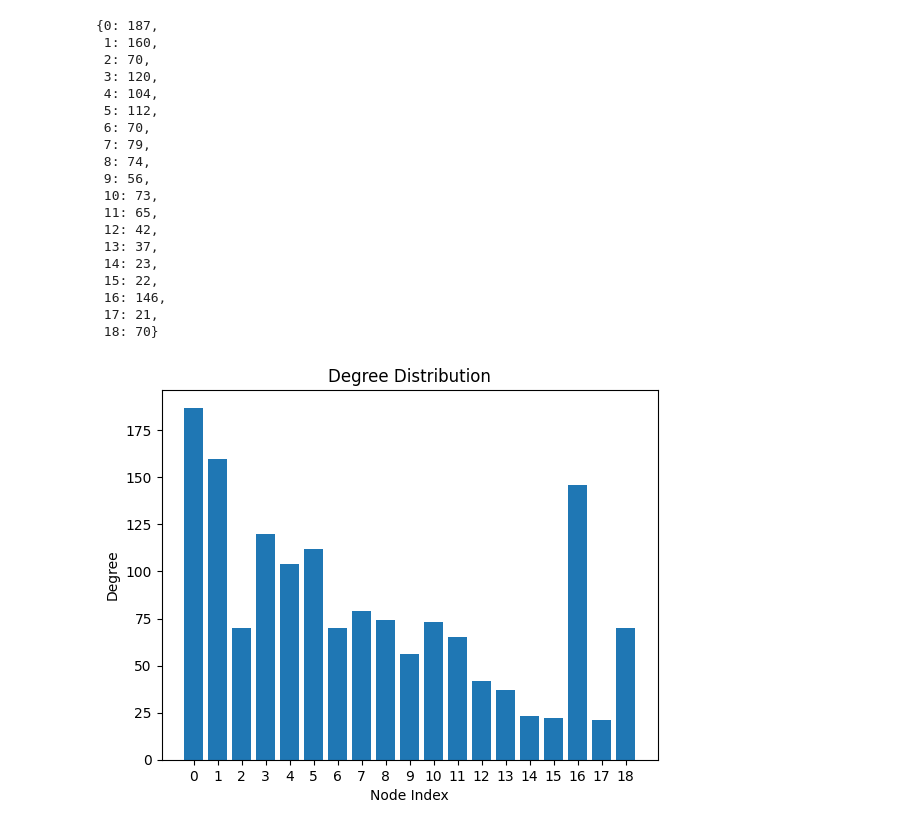
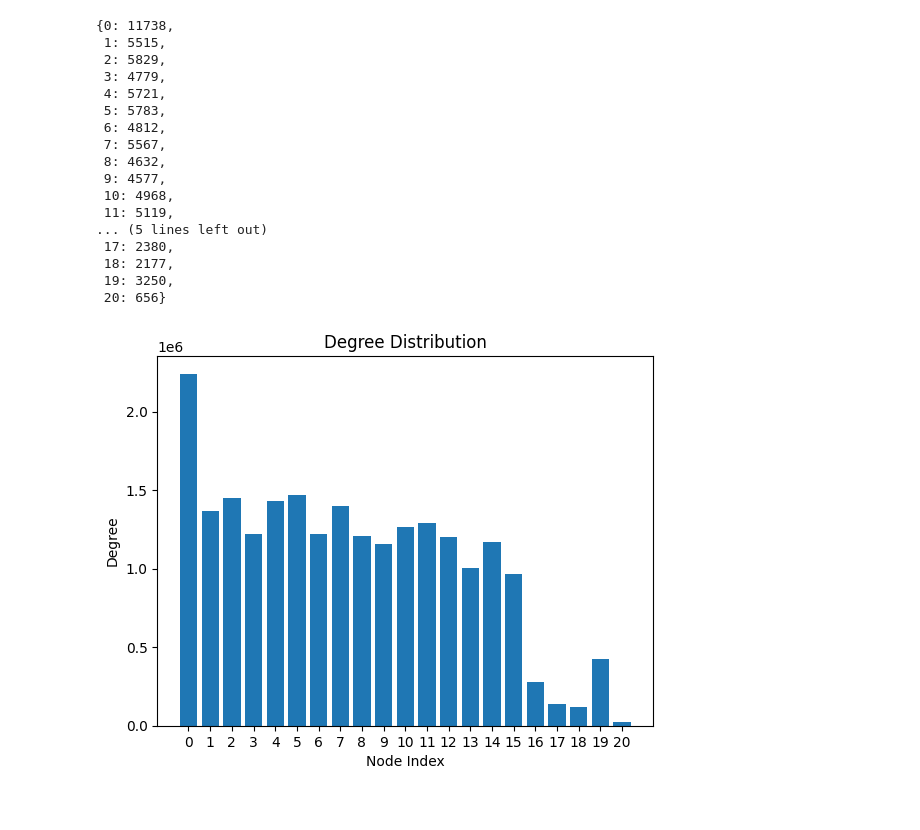
Before and after one commit to unccx/schedulability-prediction, a Jupyter notebook: hypergraph_visualization.ipynb, the cells around one changed output. Cells and saved outputs as stored; diff of their text form; code cells hidden in the pictures.

```diff
--- a/hypergraph_visualization.ipynb
+++ b/hypergraph_visualization.ipynb
@@ -9,6 +10,7 @@ import csv
 # %%
 hyperedge_list = []
-with open("data_9_19_1231/hyperedges.csv", "r") as file:
+file_path: Path = Path("../EDF/data/data_s2233_p10_t21/")
+with open(file_path / "hyperedges.csv", "r") as file:
     reader = csv.reader(file)
     for row in reader:
         # 读取每个超边的顶点列表，并将它们添加到 hyperedge_list 中
@@ -97,43 +90,41 @@ xgi.draw(
 # %%
 H.nodes.degree.asdict()
 # %% [output]
-{0: 187,
- 1: 160,
- 2: 70,
- 3: 120,
- 4: 104,
- 5: 112,
- 6: 70,
- 7: 79,
- 8: 74,
- 9: 56,
- 10: 73,
- 11: 65,
- 12: 42,
- 13: 37,
- 14: 23,
- 15: 22,
- 16: 146,
- 17: 21,
- 18: 70}
+{0: 11738,
+ 1: 5515,
+ 2: 5829,
+ 3: 4779,
+ 4: 5721,
+ 5: 5783,
+ 6: 4812,
+ 7: 5567,
+ 8: 4632,
+ 9: 4577,
+ 10: 4968,
+ 11: 5119,
+... (5 lines left out)
+ 17: 2380,
+ 18: 2177,
+ 19: 3250,
+ 20: 656}
 # %%
 # 假设你已经有了表示每个节点度数的字典 degree_dict
-degree_values = H.nodes.degree.asdict().values()
-# degree_values = weighted_node_degree
+# degree_values = H.nodes.degree.asdict().values()
+degree_values = weighted_node_degree
 
 # # 绘制度数随节点序号变化的曲线图
 # plt.plot(range(len(degree_values)), H.nodes.degree.asdict().values())
 # plt.xlabel('Node Index')
 # plt.ylabel('Degree')
 # plt.title('Degree Distribution')
 # plt.show()
 
 # 绘制节点度数的柱状图
 plt.bar(range(len(degree_values)), degree_values)
 plt.xticks(range(len(degree_values)), range(len(degree_values)))
 plt.xlabel('Node Index')
 plt.ylabel('Degree')
 plt.title('Degree Distribution')
 plt.show()
 # %% [output]
-[figure, old version]
+[figure, new version]
```
Also changed, not shown: parts of 6 cells of this notebook.
